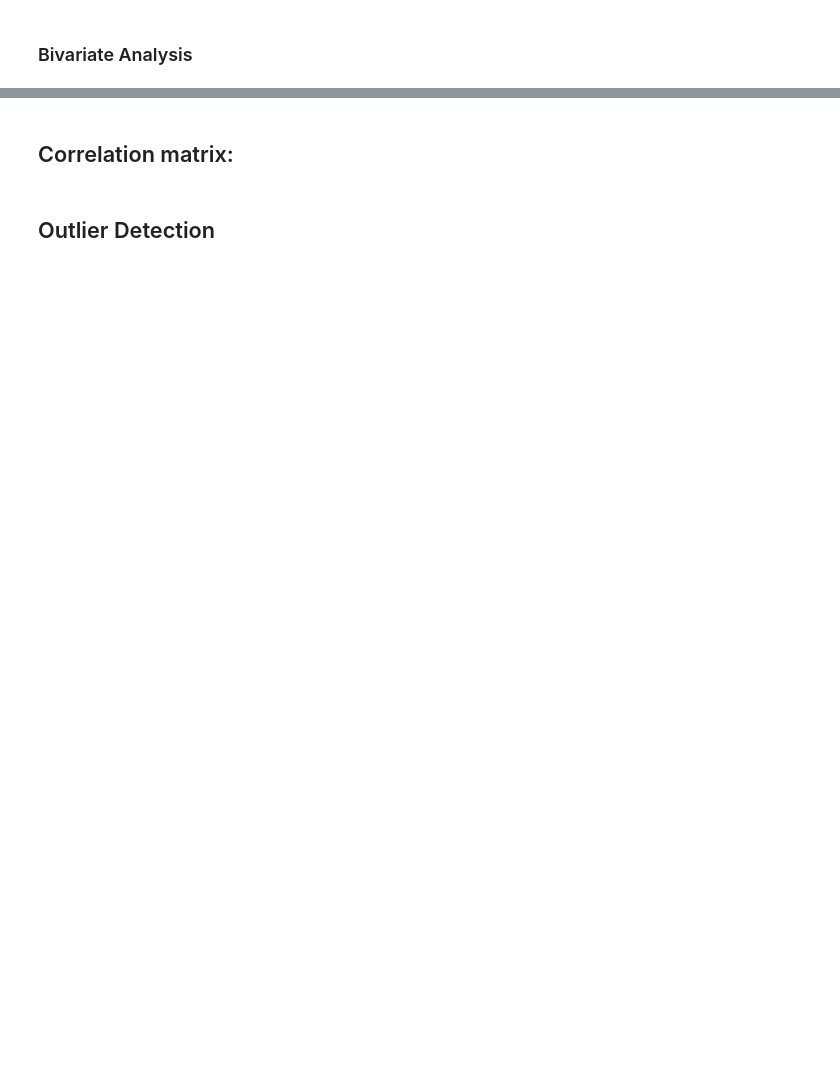
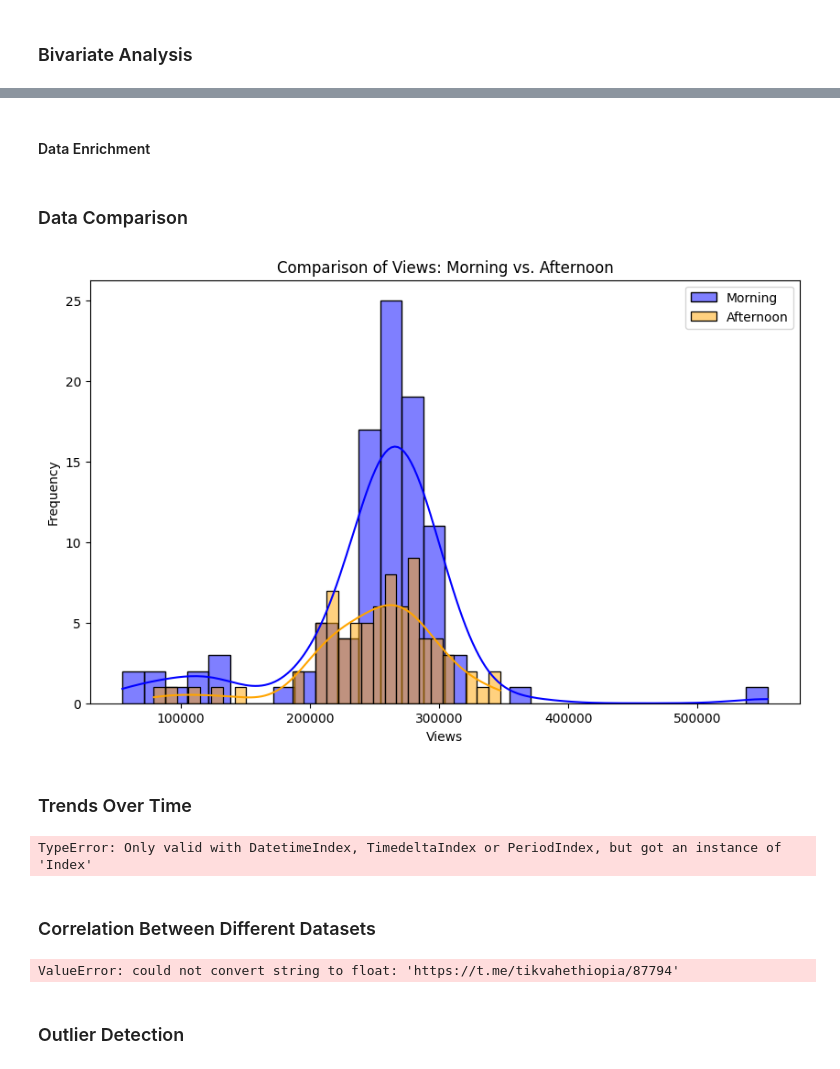
Before and after one commit to matidesalegn/Marketing-Analytics, a Jupyter notebook: notebooks/EDA.ipynb, the cells around one changed output, grey strips where cells are left out. Cells and saved outputs as stored; diff of their text form; code cells hidden in the pictures; blank space fills up the shorter version.

```diff
--- a/notebooks/EDA.ipynb
+++ b/notebooks/EDA.ipynb
@@ -128,15 +245,47 @@ plt.show()
+# %% [markdown]
+#### Data Enrichment
+# %% [markdown]
+### Data Comparison
+# %%
+# Compare views between different times of day
+views_morning = df[df['time_of_day'] == 'morning']['views']
+views_afternoon = df[df['time_of_day'] == 'afternoon']['views']
+
+plt.figure(figsize=(10, 6))
+sns.histplot(views_morning, bins=30, kde=True, color='blue', label='Morning')
+sns.histplot(views_afternoon, bins=30, kde=True, color='orange', label='Afternoon')
+plt.title('Comparison of Views: Morning vs. Afternoon')
+plt.xlabel('Views')
+plt.ylabel('Frequency')
+plt.legend()
+plt.show()
+# %% [output]
+[figure, added]
+# %% [markdown]
+###  Trends Over Time
+# %%
+# Views over time
+df.set_index('date', inplace=True)
+views_over_time = df['views'].resample('D').sum()
+
+plt.figure(figsize=(10, 6))
+views_over_time.plot()
+plt.title('Views Over Time')
+plt.xlabel('Date')
+plt.ylabel('Total Views')
+plt.show()
+# %% [output]
+TypeError: Only valid with DatetimeIndex, TimedeltaIndex or PeriodIndex, but got an instance of 'Index'
 # %% [markdown]
-## Correlation matrix:
+### Correlation Between Different Datasets
 # %%
-# Select only numerical columns
-numerical_data = data.select_dtypes(include=[float, int])
-
-# Compute the correlation matrix
-corr_matrix = numerical_data.corr()
-
-# Plot the heatmap
-plt.figure(figsize=(12, 8))
-sns.heatmap(corr_matrix, annot=True, cmap='coolwarm')
+# Correlation matrix
+correlation_matrix = df.corr()
+plt.figure(figsize=(10, 6))
+sns.heatmap(correlation_matrix, annot=True, cmap='coolwarm')
+plt.title('Correlation Matrix')
 plt.show()
+# %% [output]
+ValueError: could not convert string to float: 'https://t.me/tikvahethiopia/87794'
 # %% [markdown]
-## Outlier Detection
+### Outlier Detection
```
Also changed, not shown: parts of 40 cells of this notebook, 7 other files.
